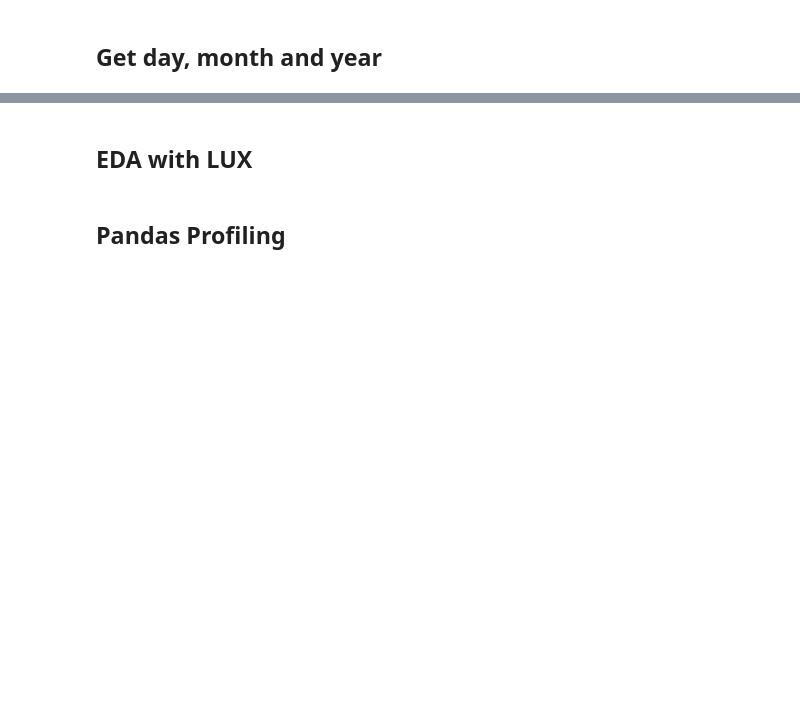
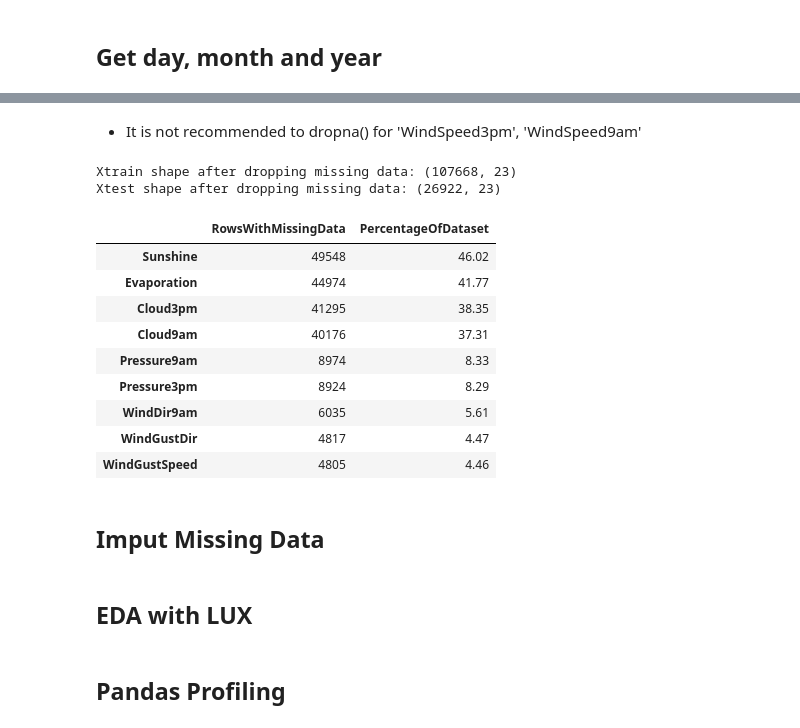
Before and after one commit to FernandoRocha88/WalkthroughProject, a Jupyter notebook: jupyter_notebooks/DataCleaning.ipynb, the cells around one changed output, grey strips where cells are left out. Cells and saved outputs as stored; diff of their text form; code cells hidden in the pictures; blank space fills up the shorter version.

```diff
--- a/jupyter_notebooks/DataCleaning.ipynb
+++ b/jupyter_notebooks/DataCleaning.ipynb
@@ -125,5 +127,12 @@ print(f"\n * Please refresh session folder to validate that {RepoName} folder wa
 # %%
 import pandas as pd
 df = pd.read_csv("/content/WalkthroughProject1/inputs/datasets/weatherAUS.csv")
-df.info()
+
+from sklearn.model_selection import train_test_split
+from config import config
+X_train, X_test, y_train, y_test = train_test_split(
+                                        df,
+                                        df['RainTomorrow'],
+                                        test_size=config.TEST_SIZE,
+                                        random_state=config.RANDOM_STATE)
 # %% [output]
@@ -236,0 +272,2 @@ df.head(3)
+# %% [markdown]
+* It is not recommended to dropna() for 'WindSpeed3pm', 'WindSpeed9am'
@@ -237,3 +283,26 @@ df.head(3)
+# %%
+print(
+    f"Xtrain shape after dropping missing data: {X_train.shape} \n"
+    f"Xtest shape after dropping missing data: {X_test.shape}"
+    )
+# %% [output]
+Xtrain shape after dropping missing data: (107668, 23)
+Xtest shape after dropping missing data: (26922, 23)
+# %%
+EvaluateMissingData(X_train)
+# %% [output]
+|  | RowsWithMissingData | PercentageOfDataset |
+| Sunshine | 49548 | 46.02 |
+| Evaporation | 44974 | 41.77 |
+| Cloud3pm | 41295 | 38.35 |
+| Cloud9am | 40176 | 37.31 |
+| Pressure9am | 8974 | 8.33 |
+| Pressure3pm | 8924 | 8.29 |
+| WindDir9am | 6035 | 5.61 |
+| WindGustDir | 4817 | 4.47 |
+| WindGustSpeed | 4805 | 4.46 |
+# %% [markdown]
+## Imput Missing Data
 # %% [markdown]
 ## EDA with LUX
 # %%
```
Also changed, not shown: parts of 14 cells of this notebook.
